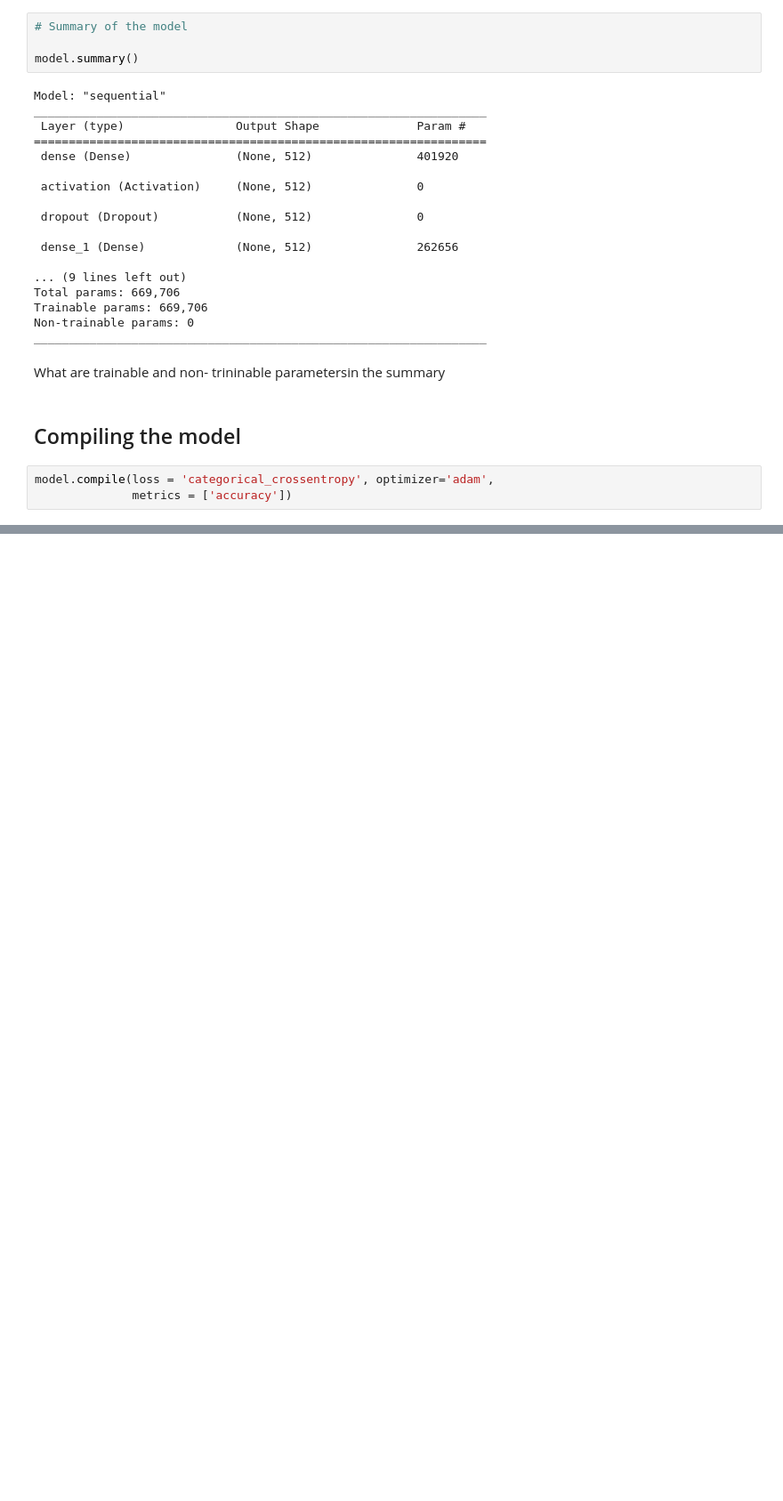
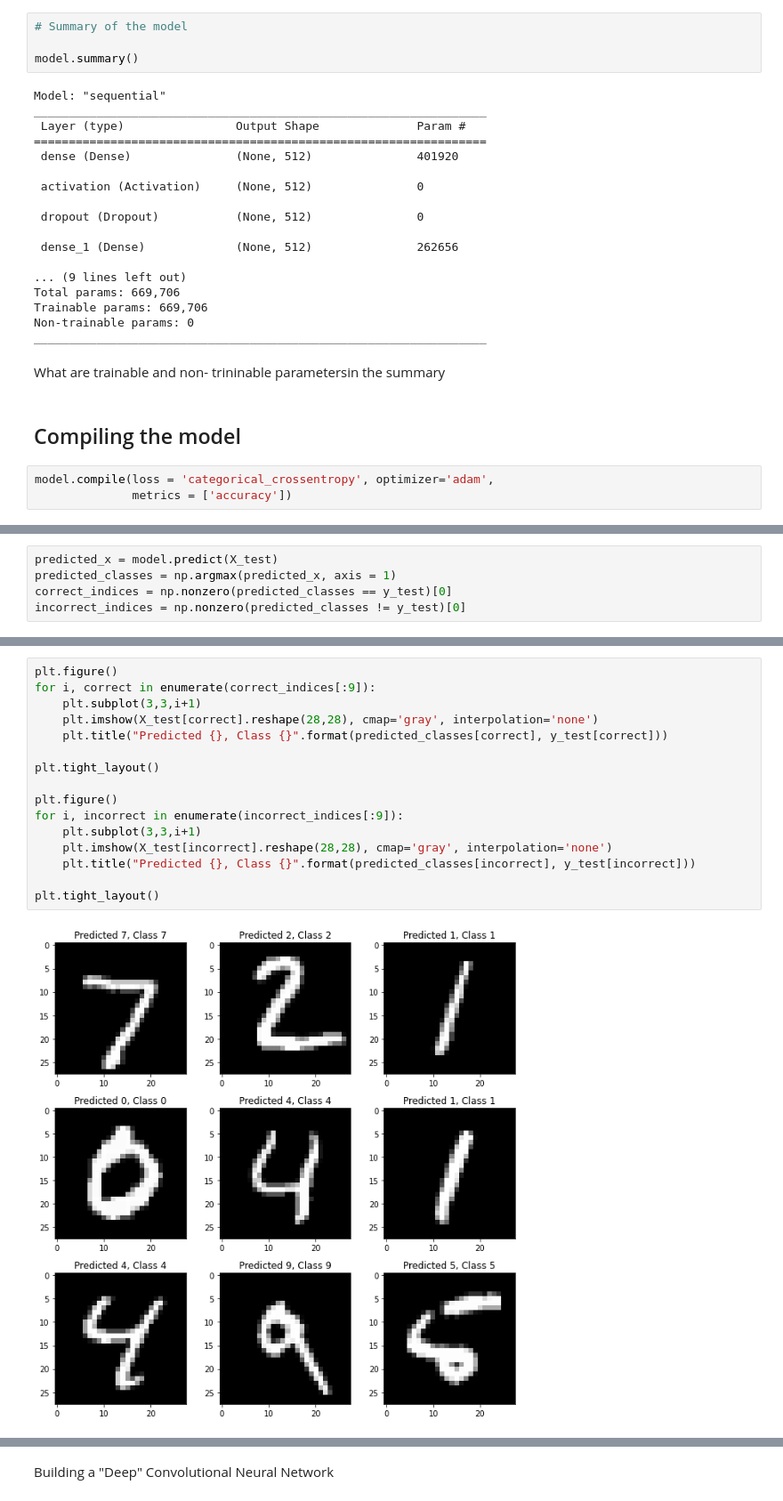
Before and after one commit to nisha1365/TECHNICAL_TRAINING_CTS, a Jupyter notebook: Nisha_2211566_Assignment_6.ipynb, the cells around one changed output, grey strips where cells are left out. Shown: that part at 89% size. Saved outputs shown, nothing was run; the diff lists cells and outputs as text; blank space fills up the shorter version.

```diff
--- a/Nisha_2211566_Assignment_6.ipynb
+++ b/Nisha_2211566_Assignment_6.ipynb
@@ -175,0 +184,5 @@ Epoch 10/10
+# %%
+predicted_x = model.predict(X_test)
+predicted_classes = np.argmax(predicted_x, axis = 1)
+correct_indices = np.nonzero(predicted_classes == y_test)[0]
+incorrect_indices = np.nonzero(predicted_classes != y_test)[0]
@@ -175,0 +191,18 @@ Epoch 10/10
+# %%
+plt.figure()
+for i, correct in enumerate(correct_indices[:9]):
+    plt.subplot(3,3,i+1)
+    plt.imshow(X_test[correct].reshape(28,28), cmap='gray', interpolation='none')
+    plt.title("Predicted {}, Class {}".format(predicted_classes[correct], y_test[correct]))
+
+plt.tight_layout()
+
+plt.figure()
+for i, incorrect in enumerate(incorrect_indices[:9]):
+    plt.subplot(3,3,i+1)
+    plt.imshow(X_test[incorrect].reshape(28,28), cmap='gray', interpolation='none')
+    plt.title("Predicted {}, Class {}".format(predicted_classes[incorrect], y_test[incorrect]))
+
+plt.tight_layout()
+# %% [output]
+[figure, added]
@@ -175,0 +210,2 @@ Epoch 10/10
+# %% [markdown]
+Building a "Deep" Convolutional Neural Network
```
Also changed, not shown: parts of 12 cells of this notebook.
